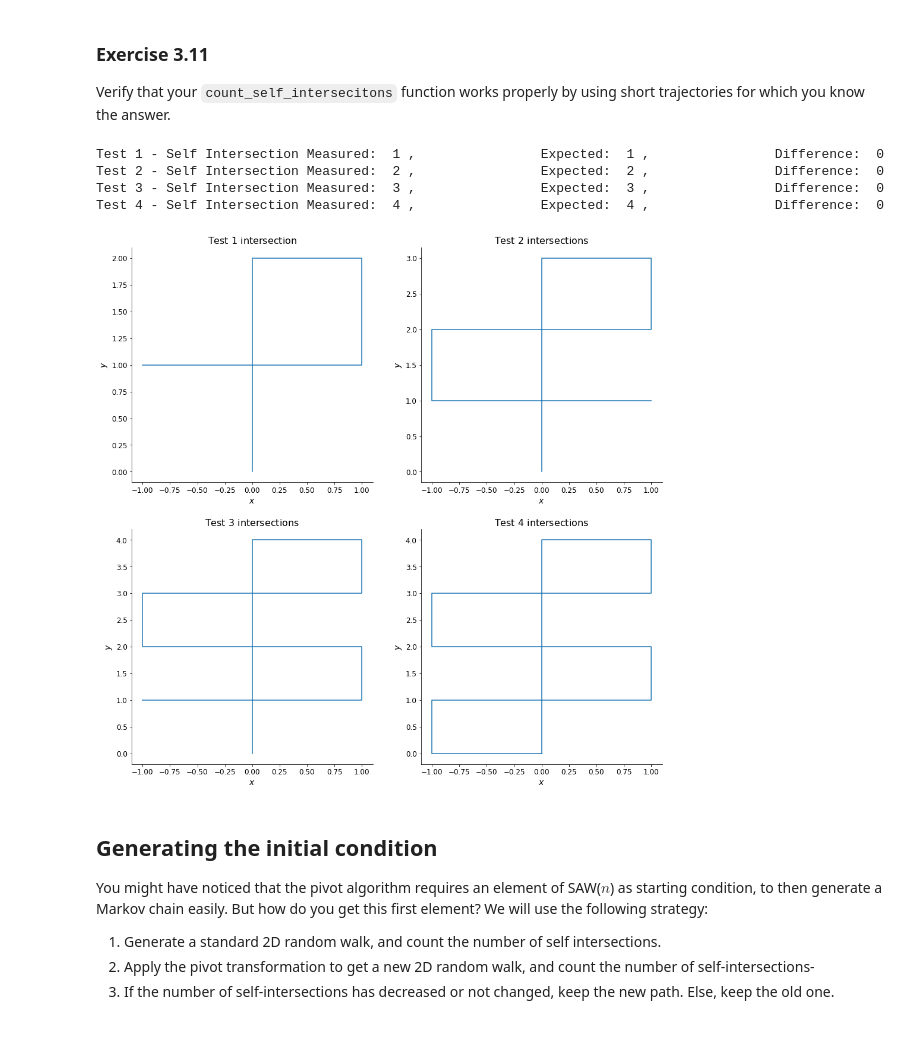
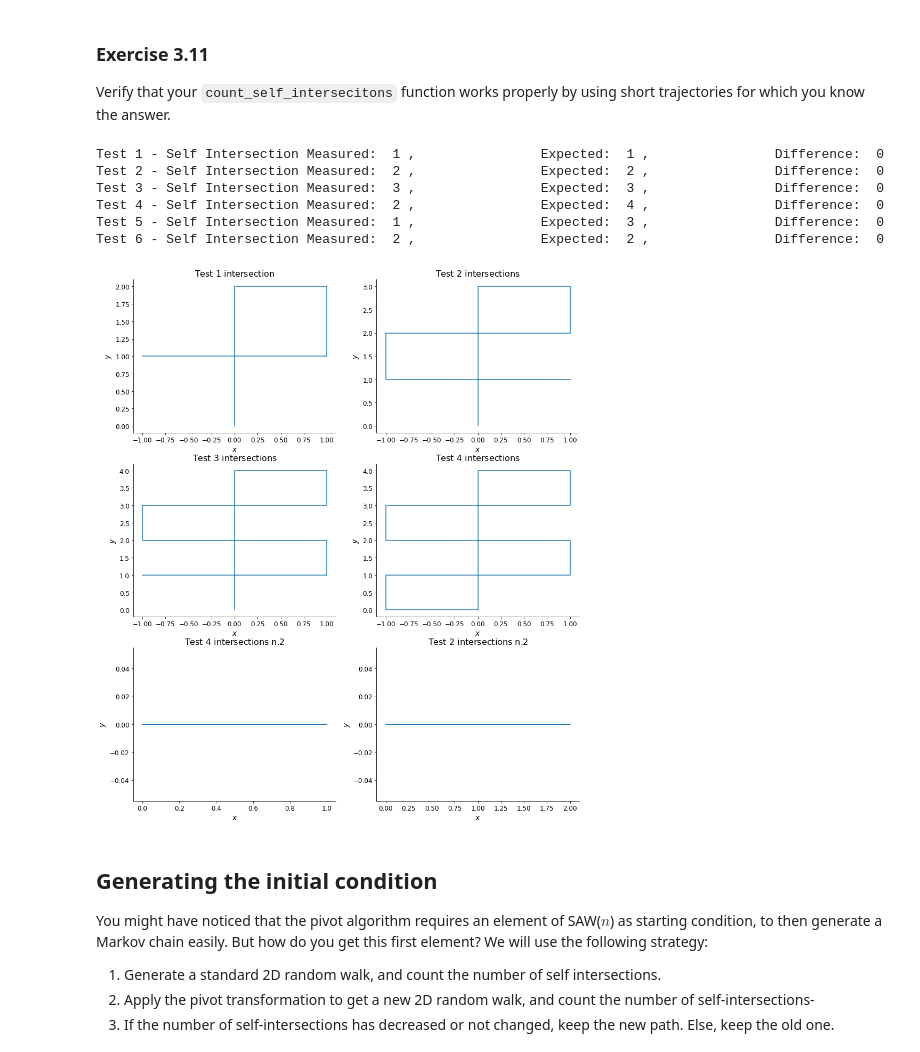
Before and after one commit to Gea97/MeccanicaStatistica2021, a Jupyter notebook: notebooks/3-Random-Walks.ipynb, the cells around one changed output. Saved outputs shown, nothing was run; the diff lists cells and outputs as text; code cells hidden in the pictures.

```diff
--- a/notebooks/3-Random-Walks.ipynb
+++ b/notebooks/3-Random-Walks.ipynb
@@ -442,7 +451,7 @@ def pivot_traj(traj2):
     return new_traj
 # %%
  """Test"""
-fig, (ax1, ax2) = plt.subplots(1, 2, figsize=(16, 8))
+fig, (ax1, ax2) = plt.subplots(1, 2, figsize=(16, 9))
 RW_2=get_traj2(10**4)
 ax1.plot(RW_2[:,0], RW_2[:,1])
 ax1.set_xlabel(r"$x$")
@@ -469,15 +478,31 @@ def count_self_intersections(traj2):
 Verify that your `count_self_intersecitons` function works properly by using short trajectories for which you know the answer.
 # %%
 # your verifications here
+length_test0=5
+length_test00=5
 length_test1=7
 length_test2=11
 length_test3=15
 length_test4=17
 
+RW_test0=np.zeros((length_test0,2))
+RW_test00=np.zeros((length_test00,2))
 RW_test1=np.zeros((length_test1,2))
 RW_test2=np.zeros((length_test2,2))
 RW_test3=np.zeros((length_test3,2))
 RW_test4=np.zeros((length_test4,2))
+
+RW_test0[0]=[0, 0]
+RW_test0[1]=[1, 0]
+RW_test0[2]=[0, 0]
+RW_test0[3]=[1, 0]
+RW_test0[4]=[0, 0]
+
+RW_test00[0]=[0, 0]
+RW_test00[1]=[1, 0]
+RW_test00[2]=[2, 0]
+RW_test00[3]=[1, 0]
+RW_test00[4]=[0, 0]
 
 RW_test1[0]=[0, 0]
 RW_test1[1]=[0, 1]
@@ -533,7 +558,7 @@ RW_test4[14]=[-1, 1]
 RW_test4[15]=[-1, 0]
 RW_test4[16]=[0, 0]
 
-fig, ((axtest1, axtest2), (axtest3, axtest4)) = plt.subplots(2, 2, figsize=(16, 16))
+fig, ((axtest1, axtest2), (axtest3, axtest4), (axtest0, axtest00)) = plt.subplots(3, 2, figsize=(15, 18))
 axtest1.plot(RW_test1[:,0], RW_test1[:,1])
 axtest1.set_xlabel(r"$x$")
 axtest1.set_ylabel(r"$y$")
@@ -541,35 +566,51 @@ axtest1.set_title(r"Test" " " r"$1$" " " r"intersection");
 axtest2.plot(RW_test2[:,0], RW_test2[:,1])
 axtest2.set_xlabel(r"$x$")
 axtest2.set_ylabel(r"$y$")
 axtest2.set_title(r"Test" " " r"$2$" " " r"intersections");
 axtest3.plot(RW_test3[:,0], RW_test3[:,1])
 axtest3.set_xlabel(r"$x$")
 axtest3.set_ylabel(r"$y$")
 axtest3.set_title(r"Test" " " r"$3$" " " r"intersections")
 axtest4.plot(RW_test4[:,0], RW_test4[:,1])
 axtest4.set_xlabel(r"$x$")
 axtest4.set_ylabel(r"$y$")
 axtest4.set_title(r"Test" " " r"$4$" " " r"intersections");
+axtest0.plot(RW_test0[:,0], RW_test0[:,1])
+axtest0.set_xlabel(r"$x$")
+axtest0.set_ylabel(r"$y$")
+axtest0.set_title(r"Test" " " r"$4$" " " r"intersections n.2");
+axtest00.plot(RW_test00[:,0], RW_test00[:,1])
+axtest00.set_xlabel(r"$x$")
+axtest00.set_ylabel(r"$y$")
+axtest00.set_title(r"Test" " " r"$2$" " " r"intersections n.2");
 
 self_intersections_test1=count_self_intersections(RW_test1)
 self_intersections_test2=count_self_intersections(RW_test2)
 self_intersections_test3=count_self_intersections(RW_test3)
 self_intersections_test4=count_self_intersections(RW_test4)
+self_intersections_test3=count_self_intersections(RW_test0)
+self_intersections_test4=count_self_intersections(RW_test00)
 
 x = [r"Test 1 - Self Intersection Measured: ", self_intersections_test1, ", " r"               Expected: ", 1,", " r"               Difference: ",count_self_intersections(RW_test1)-1]
 y = [r"Test 2 - Self Intersection Measured: ", self_intersections_test2, ", " r"               Expected: ", 2,", " r"               Difference: ",count_self_intersections(RW_test2)-2]
 z = [r"Test 3 - Self Intersection Measured: ", self_intersections_test3, ", " r"               Expected: ", 3,", " r"               Difference: ",count_self_intersections(RW_test3)-3]
 w = [r"Test 4 - Self Intersection Measured: ", self_intersections_test4, ", " r"               Expected: ", 4,", " r"               Difference: " ,count_self_intersections(RW_test4)-4]
+a = [r"Test 5 - Self Intersection Measured: ", self_intersections_test1, ", " r"               Expected: ", 3,", " r"               Difference: ",count_self_intersections(RW_test0)-3]
+b = [r"Test 6 - Self Intersection Measured: ", self_intersections_test2, ", " r"               Expected: ", 2,", " r"               Difference: ",count_self_intersections(RW_test00)-2]
 print(*x)
 print(*y)
 print(*z)
 print(*w)
+print(*a)
+print(*b)
 # %% [output]
 Test 1 - Self Intersection Measured:  1 ,                Expected:  1 ,                Difference:  0
 Test 2 - Self Intersection Measured:  2 ,                Expected:  2 ,                Difference:  0
 Test 3 - Self Intersection Measured:  3 ,                Expected:  3 ,                Difference:  0
-Test 4 - Self Intersection Measured:  4 ,                Expected:  4 ,                Difference:  0
+Test 4 - Self Intersection Measured:  2 ,                Expected:  4 ,                Difference:  0
+Test 5 - Self Intersection Measured:  1 ,                Expected:  3 ,                Difference:  0
+Test 6 - Self Intersection Measured:  2 ,                Expected:  2 ,                Difference:  0
-[figure, old version]
+[figure, new version]
 # %% [markdown]
 ## Generating the initial condition
 You might have noticed that the pivot algorithm requires an element of SAW($n$) as starting condition, to then generate a Markov chain easily. But how do you get this first element? We will use the following strategy:
```
Also changed, not shown: parts of 33 cells of this notebook.
